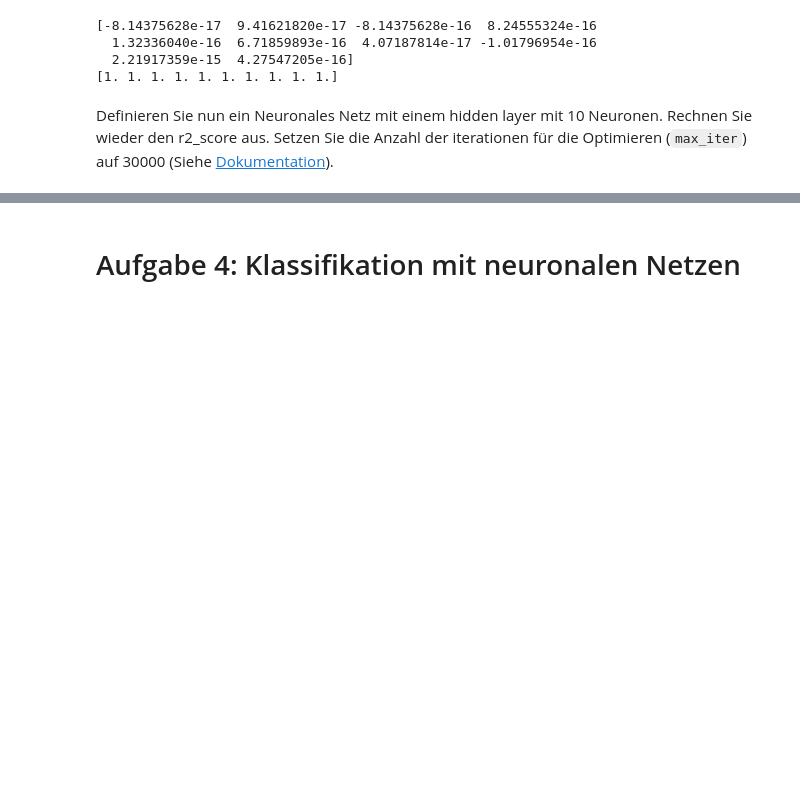
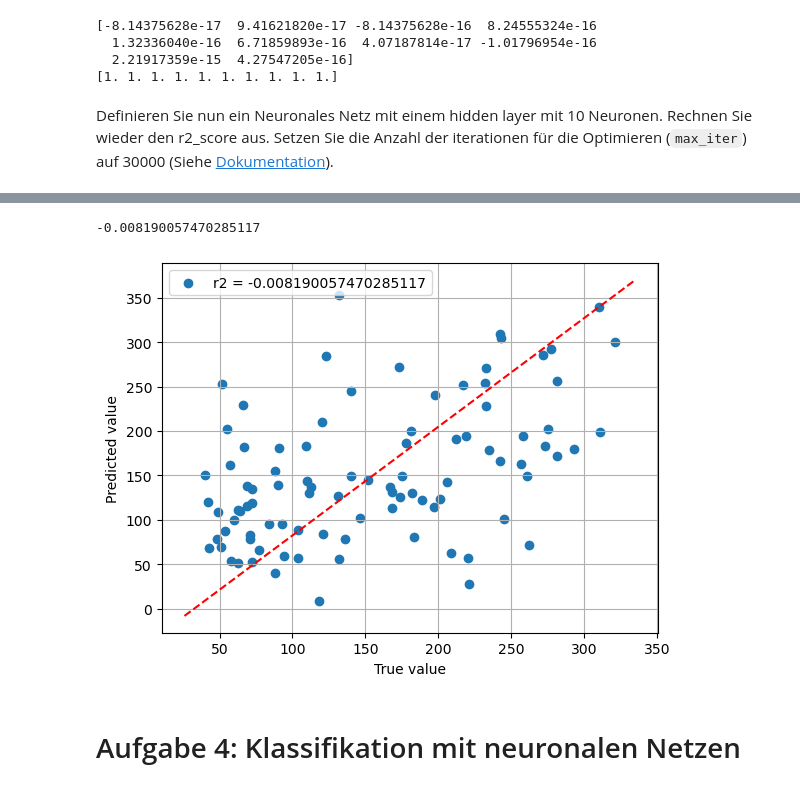
Before and after one commit to nundee/PatuAufgaben, a Jupyter notebook: Woche12/Aufgabenblatt 12.ipynb, the cells around one changed output, grey strips where cells are left out. Saved outputs shown, nothing was run; the diff lists cells and outputs as text; code cells hidden in the pictures; blank space fills up the shorter version.

```diff
--- a/Woche12/Aufgabenblatt 12.ipynb
+++ b/Woche12/Aufgabenblatt 12.ipynb
@@ -219,3 +224,8 @@ rs_test = ...
+# %%
+plot_mlp(X_test,y_test,mlp2)
+# %% [output]
+-0.008190057470285117
+[figure, added]
 # %% [markdown]
 # Aufgabe 4: Klassifikation mit neuronalen Netzen
 # %% [markdown]
```
Also changed, not shown: parts of 6 cells of this notebook.
